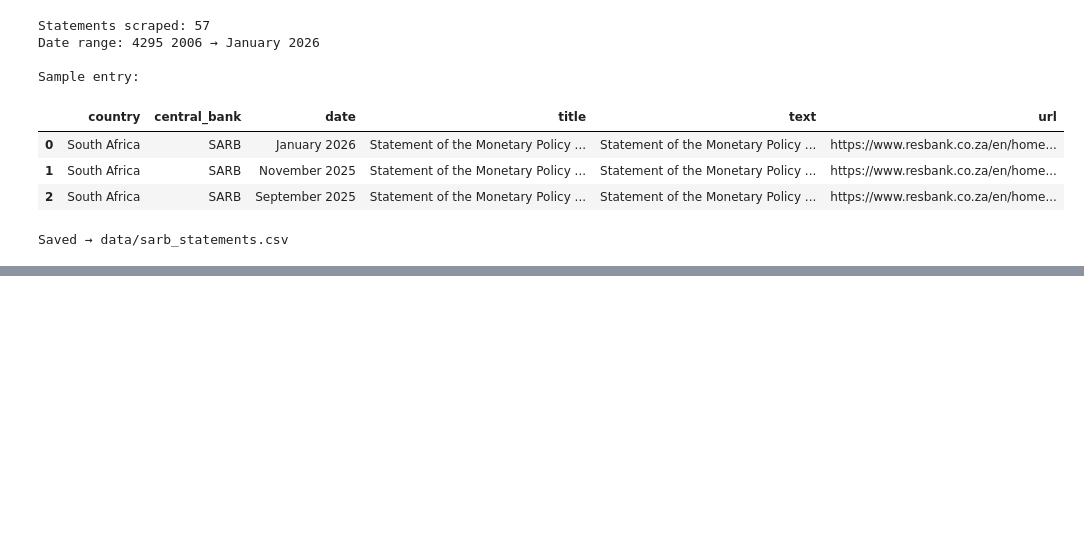
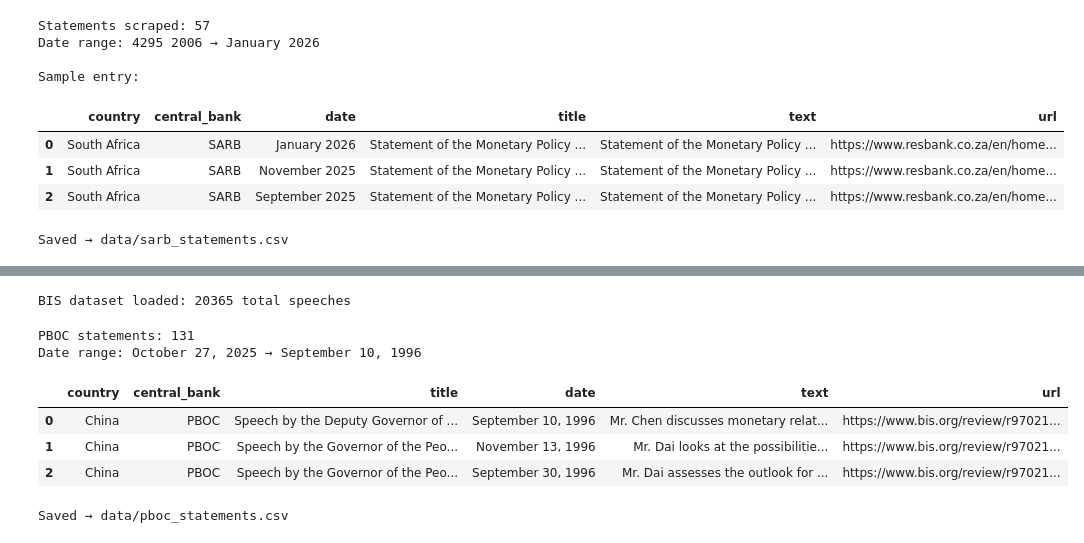
Before and after one commit to Aadhi0105/BRICS-Trade-Labour-Portfolio, a Jupyter notebook: 04_central_bank_scraper/notebook.ipynb, the cells around one changed output, grey strips where cells are left out. Cells and saved outputs as stored; diff of their text form; code cells hidden in the pictures; blank space fills up the shorter version.

Commit message:
Complete Project 4: master dataset of 305 statements across RBI, CBR, SARB, PBOC

```diff
--- a/04_central_bank_scraper/notebook.ipynb
+++ b/04_central_bank_scraper/notebook.ipynb
@@ -211,0 +226,44 @@ Saved → data/sarb_statements.csv
+# %%
+import zipfile
+import os
+
+# Load BIS speeches dataset
+zip_path = "/Users/psat0501/Downloads/speeches.zip"
+extract_path = "/Users/psat0501/Downloads/speeches"
+
+# Unzip if not already done
+if not os.path.exists(extract_path):
+    with zipfile.ZipFile(zip_path, 'r') as z:
+        z.extractall(extract_path)
+
+df_bis = pd.read_csv("/Users/psat0501/Downloads/speeches/speeches.csv")
+print(f"BIS dataset loaded: {df_bis.shape[0]} total speeches")
+# %% [output]
+BIS dataset loaded: 20365 total speeches
+# %%
+# Filter for PBOC entries
+pboc_mask = df_bis['description'].str.contains("People's Bank of China|PBC|PBOC",
+                                                case=False, na=False)
+
+df_pboc = df_bis[pboc_mask].copy()
+df_pboc = df_pboc[['description', 'date', 'text', 'url']].copy()
+df_pboc.rename(columns={"description": "title"}, inplace=True)
+df_pboc.insert(0, 'country', 'China')
+df_pboc.insert(1, 'central_bank', 'PBOC')
+df_pboc['date'] = pd.to_datetime(df_pboc['date']).dt.strftime('%B %d, %Y')
+
+print(f"PBOC statements: {len(df_pboc)}")
+print(f"Date range: {df_pboc['date'].iloc[-1]} → {df_pboc['date'].iloc[0]}")
+df_pboc.head(3)
+# %% [output]
+PBOC statements: 131
+Date range: October 27, 2025 → September 10, 1996
+|  | country | central_bank | title | date | text | url |
+| 0 | China | PBOC | Speech by the Deputy Governor of ... | September 10, 1996 | Mr. Chen discusses monetary relat... | https://www.bis.org/review/r97021... |
+| 1 | China | PBOC | Speech by the Governor of the Peo... | November 13, 1996 | Mr. Dai looks at the possibilitie... | https://www.bis.org/review/r97021... |
+| 2 | China | PBOC | Speech by the Governor of the Peo... | September 30, 1996 | Mr. Dai assesses the outlook for ... | https://www.bis.org/review/r97021... |
+# %%
+df_pboc.to_csv("data/pboc_statements.csv", index=False)
+print("Saved → data/pboc_statements.csv")
+# %% [output]
+Saved → data/pboc_statements.csv
```
Also changed, not shown: parts of 5 cells of this notebook, 2 other files.
